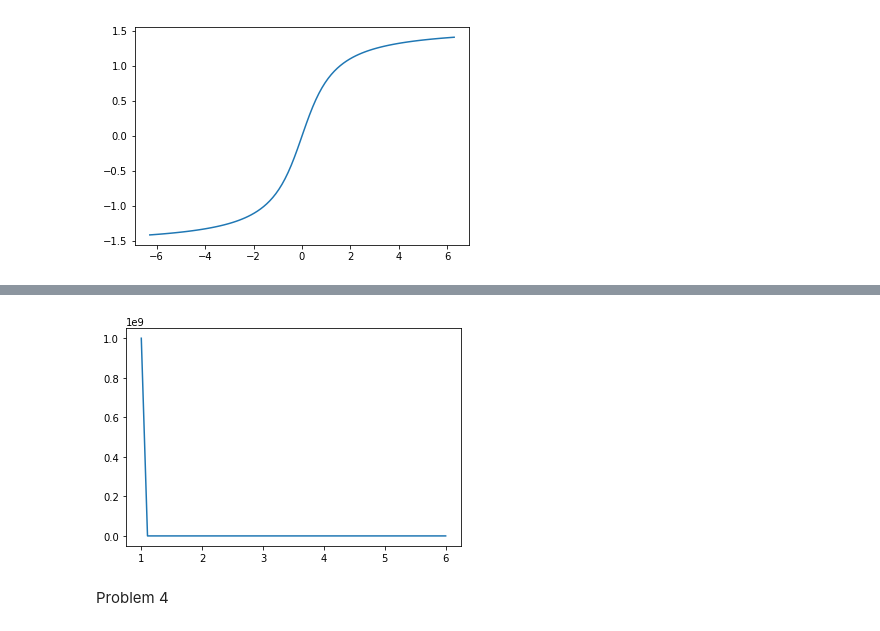
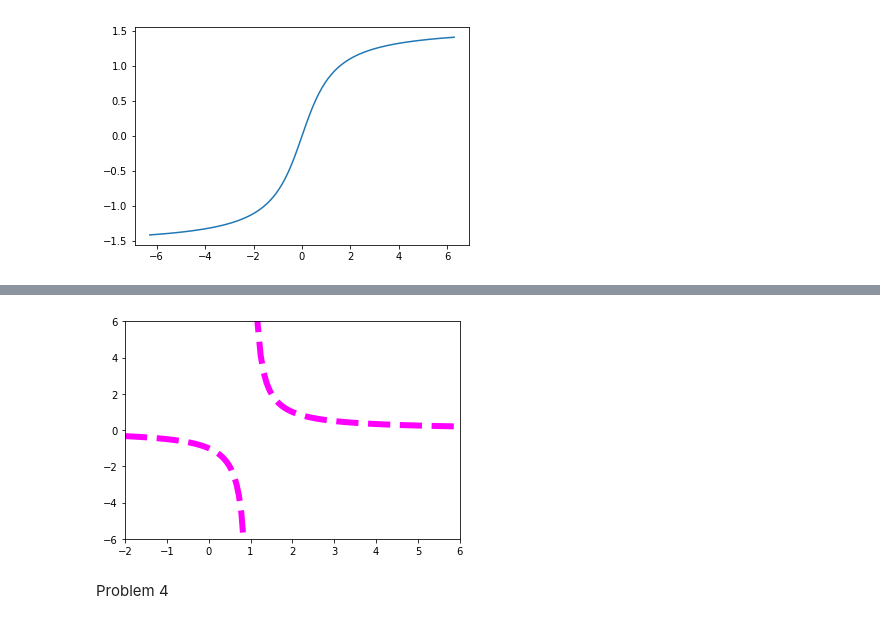
Before and after one commit to kendrarobbins/BootCamp2018, a Jupyter notebook: ProbSets/Comp/ProbSet2/Comp PS2 Solutions.ipynb, the cells around one changed output, grey strips where cells are left out. Drawn from its saved outputs; the diff is of its cells as text; code cells hidden in the pictures.

```diff
--- a/ProbSets/Comp/ProbSet2/Comp PS2 Solutions.ipynb
+++ b/ProbSets/Comp/ProbSet2/Comp PS2 Solutions.ipynb
@@ -47,4 +62,4 @@ how do i plot 2 functions in 1 plot? why do my plots look wrong?
 # %%
-D1 = np.linspace(-2, .99999999, 60)
+D1 = np.linspace(-2, .9, 50)
 # %%
-D2 = np.linspace(1.000000001,6, 50)
+D2 = np.linspace(1.1,6,70)
@@ -59,4 +65,0 @@ E2 = 1/(D2-1)
-# %%
-F2 = plt.plot(D2, E2)
-# %% [output]
-[figure, removed]
@@ -65,2 +66,18 @@ plt.show(F1,F2)
+# %%
+def f(x):
+
+    f = 1/(x-1)
+    return f
+# %%
+def prob3():
+
+    plt.plot(D1, f(D1), linewidth=6, ls = '--', color = 'magenta')
+    plt.plot(D2, f(D2), linewidth=6, ls = '--', color ='magenta')
+    plt.xlim(-2, 6)
+    plt.ylim(-6, 6)
+# %%
+prob3()
+# %% [output]
+[figure, added]
 # %% [markdown]
 Problem 4
```
Also changed, not shown: parts of 72 cells of this notebook, 18 other files.
